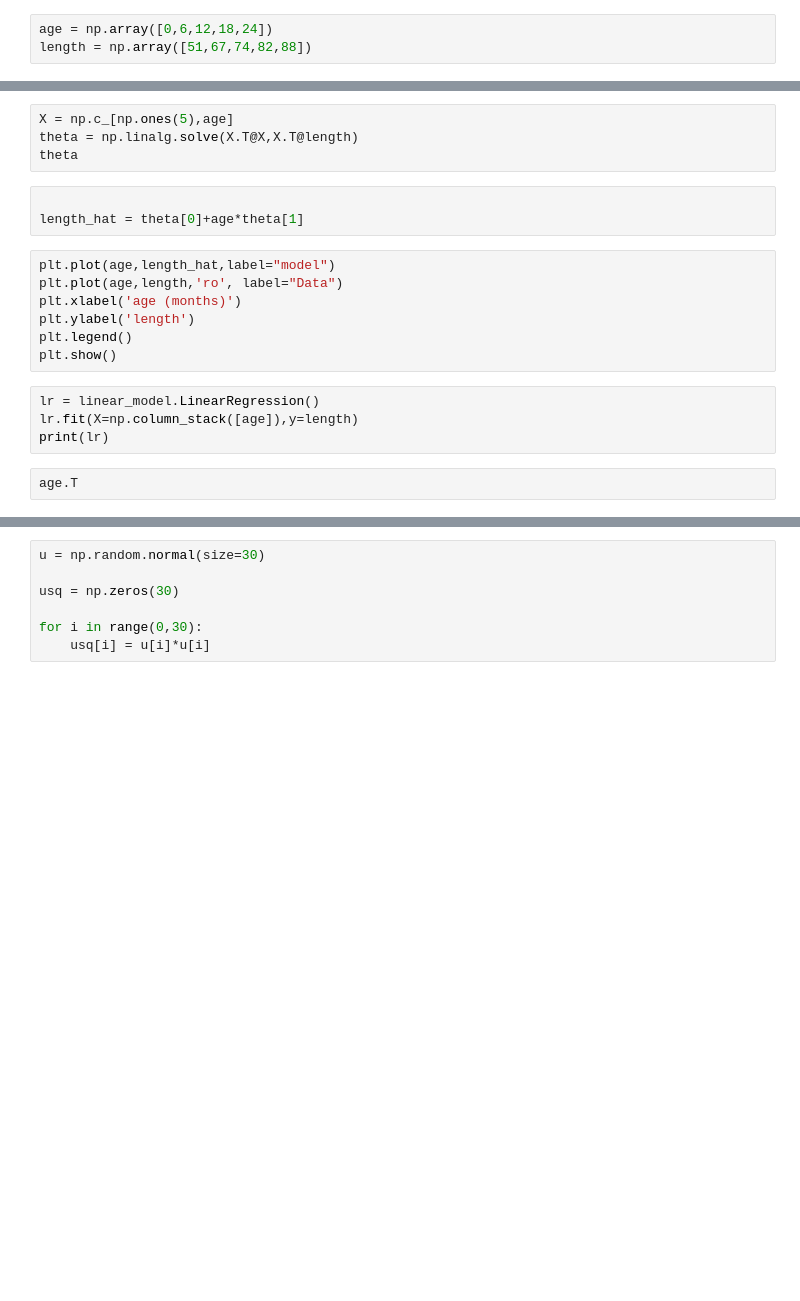
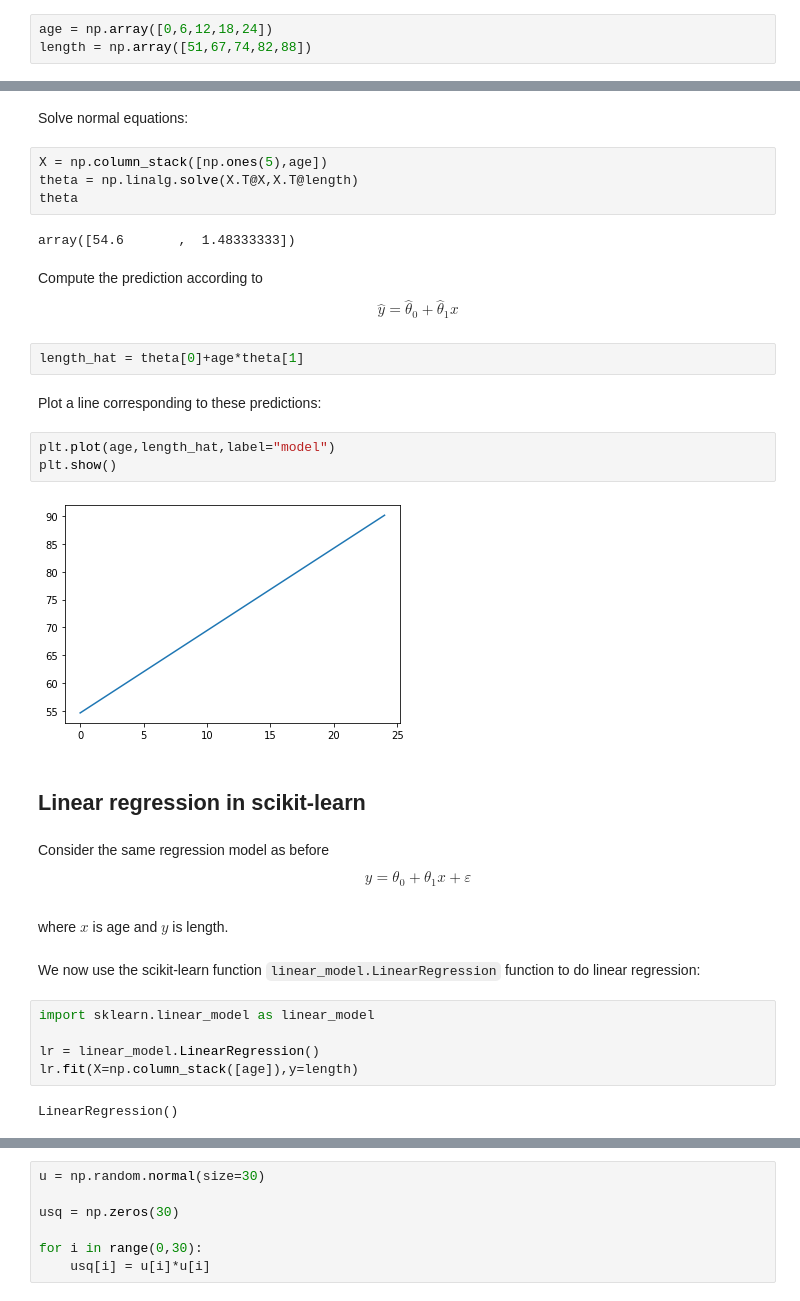
Before and after one commit to uu-sml/course-sml-public, a Jupyter notebook: lectures/pythonlecture.ipynb, the cells around one changed output, grey strips where cells are left out. Cells and saved outputs as stored; diff of their text form; blank space fills up the shorter version.

```diff
--- a/lectures/pythonlecture.ipynb
+++ b/lectures/pythonlecture.ipynb
@@ -62,20 +308,34 @@ plt.show()
+# %% [markdown]
+Solve normal equations:
 # %%
-X = np.c_[np.ones(5),age]
+X = np.column_stack([np.ones(5),age])
 theta = np.linalg.solve(X.T@X,X.T@length)
 theta
+# %% [output]
+array([54.6       ,  1.48333333])
+# %% [markdown]
+Compute the prediction according to $$ \qquad \widehat y = \widehat \theta_0 + \widehat \theta_1 x$$
 # %%
-
 length_hat = theta[0]+age*theta[1]
+# %% [markdown]
+Plot a line corresponding to these predictions:
 # %%
 plt.plot(age,length_hat,label="model")
-plt.plot(age,length,'ro', label="Data")
-plt.xlabel('age (months)')
-plt.ylabel('length')
-plt.legend()
 plt.show()
+# %% [output]
+[figure, added]
+# %% [markdown]
+## Linear regression in scikit-learn
+# %% [markdown]
+Consider the same regression model as before
+		$$ \qquad y = \theta_0 + \theta_1 x + \varepsilon$$
+where $x$ is age and $y$ is length.
+# %% [markdown]
+We now use the scikit-learn function `linear_model.LinearRegression` function to do linear regression:
 # %%
+import sklearn.linear_model as linear_model
+
 lr = linear_model.LinearRegression()
 lr.fit(X=np.column_stack([age]),y=length)
-print(lr)
+# %% [output]
+LinearRegression()
-# %%
-age.T
```
Also changed, not shown: parts of 169 cells of this notebook.
